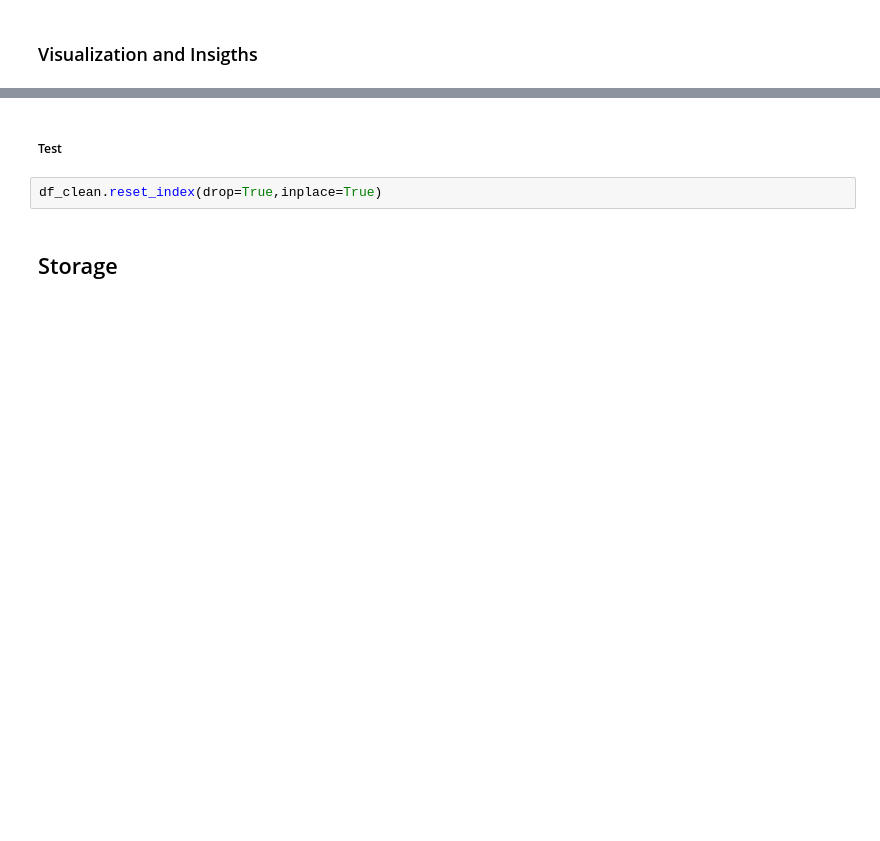
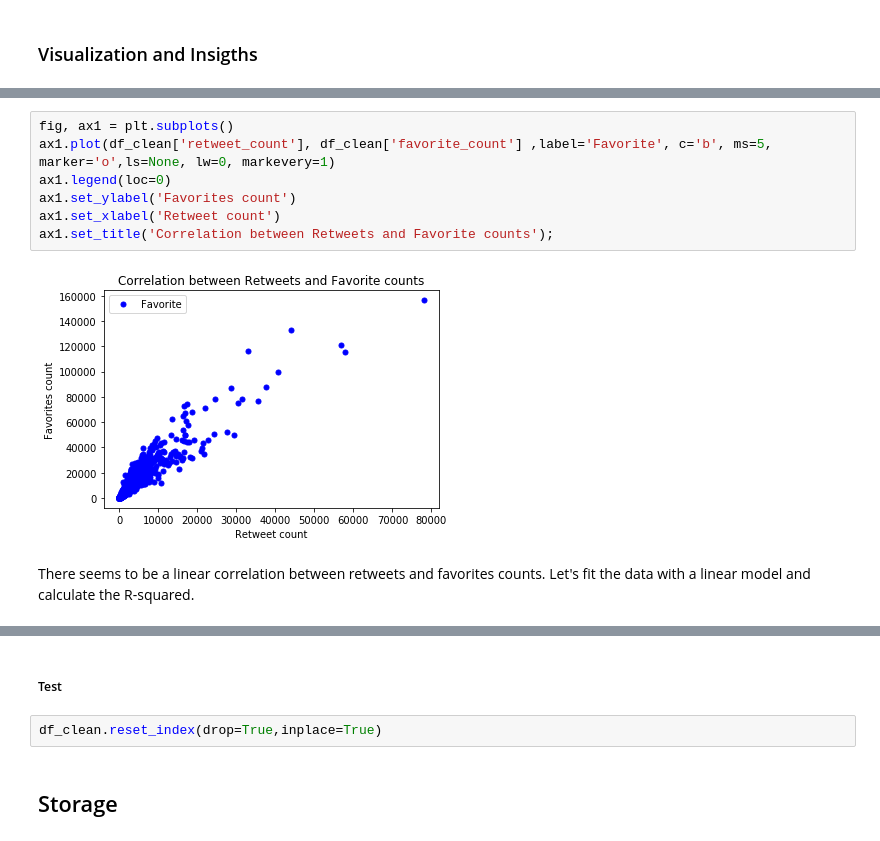
Before and after one commit to miniermatar/udacity_project_5_data_wrangling, a Jupyter notebook: wrangle_act.ipynb, the cells around one changed output, grey strips where cells are left out. Saved outputs shown, nothing was run; the diff lists cells and outputs as text; blank space fills up the shorter version.

```diff
--- a/wrangle_act.ipynb
+++ b/wrangle_act.ipynb
@@ -1158,0 +1195,11 @@ df_clean[df_clean.retweet_count==df_clean.retweet_count.max()]
+# %%
+fig, ax1 = plt.subplots()
+ax1.plot(df_clean['retweet_count'], df_clean['favorite_count'] ,label='Favorite', c='b', ms=5, marker='o',ls=None, lw=0, markevery=1)
+ax1.legend(loc=0)
+ax1.set_ylabel('Favorites count')
+ax1.set_xlabel('Retweet count')
+ax1.set_title('Correlation between Retweets and Favorite counts');
+# %% [output]
+[figure, added]
+# %% [markdown]
+There seems to be a linear correlation between retweets and favorites counts. Let's fit the data with a linear model and calculate the R-squared.
```
Also changed, not shown: parts of 48 cells of this notebook, 5 other files.
